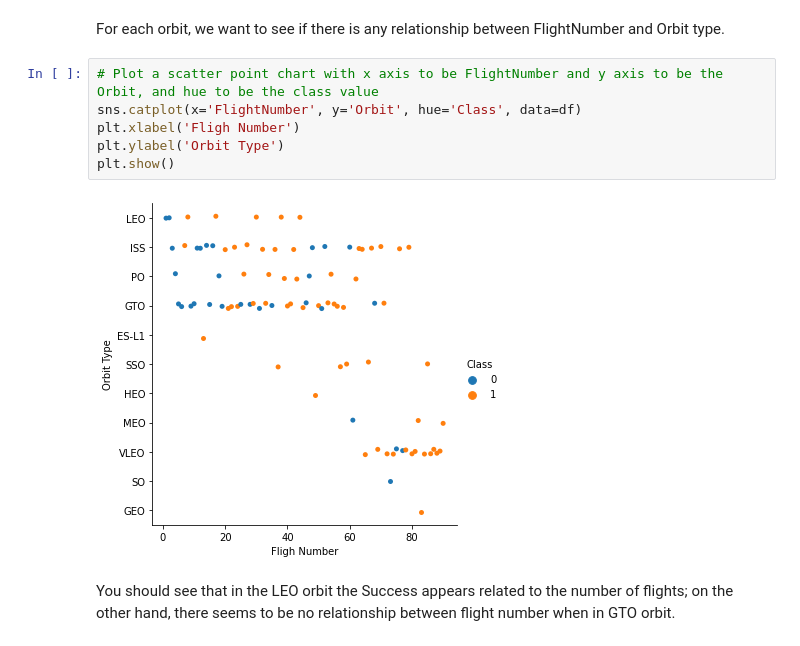
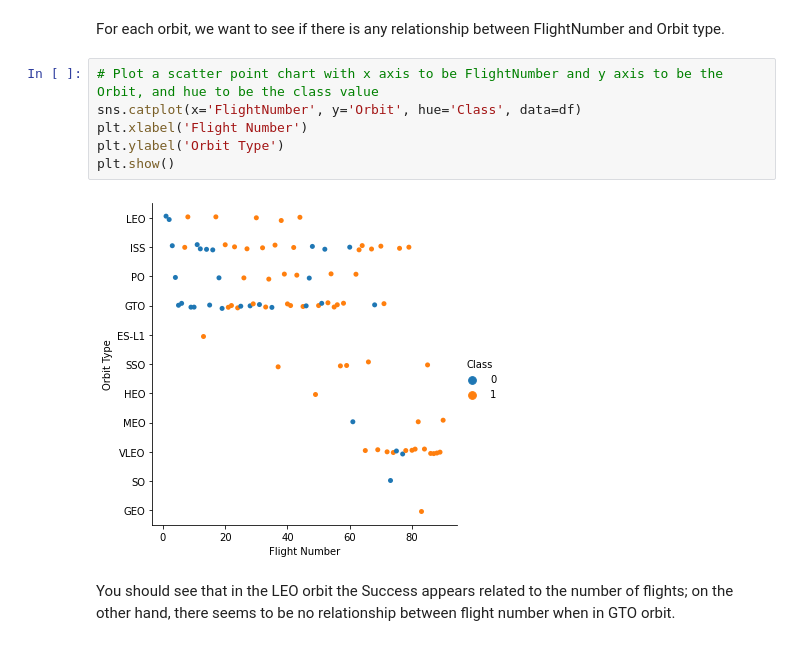
Before and after one commit to chowtak/IBM-Data-Science, a Jupyter notebook: 5. Exploratory Analysis Using Pandas & Matplotlib.ipynb, the cells around one changed output. Drawn from its saved outputs; the diff is of its cells as text.

```diff
--- a/5. Exploratory Analysis Using Pandas & Matplotlib.ipynb
+++ b/5. Exploratory Analysis Using Pandas & Matplotlib.ipynb
@@ -136,11 +136,11 @@ For each orbit, we want to see if there is any relationship between FlightNumber
 # %%
 # Plot a scatter point chart with x axis to be FlightNumber and y axis to be the Orbit, and hue to be the class value
 sns.catplot(x='FlightNumber', y='Orbit', hue='Class', data=df)
-plt.xlabel('Fligh Number')
+plt.xlabel('Flight Number')
 plt.ylabel('Orbit Type')
 plt.show()
 # %% [output]
-[figure, old version]
+[figure, new version]
 # %% [markdown]
 You should see that in the LEO orbit the Success appears related to the number of flights; on the other hand, there seems to be no relationship between flight number when in GTO orbit.
 # %% [markdown]
```
Also changed, not shown: parts of 3 cells of this notebook.
